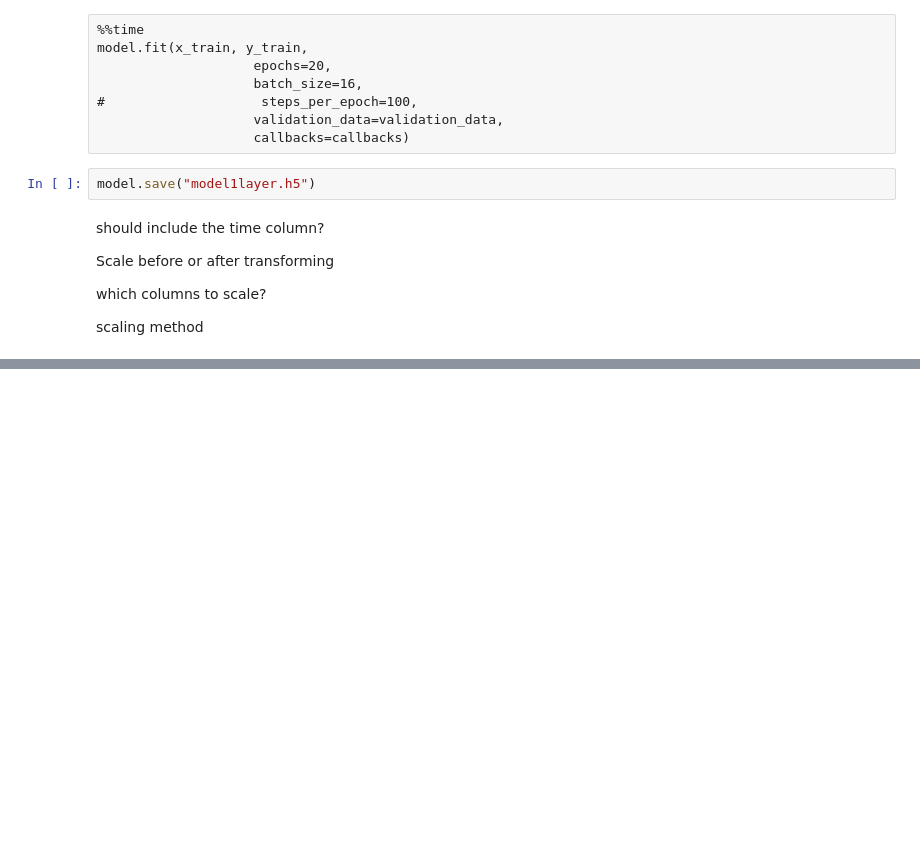
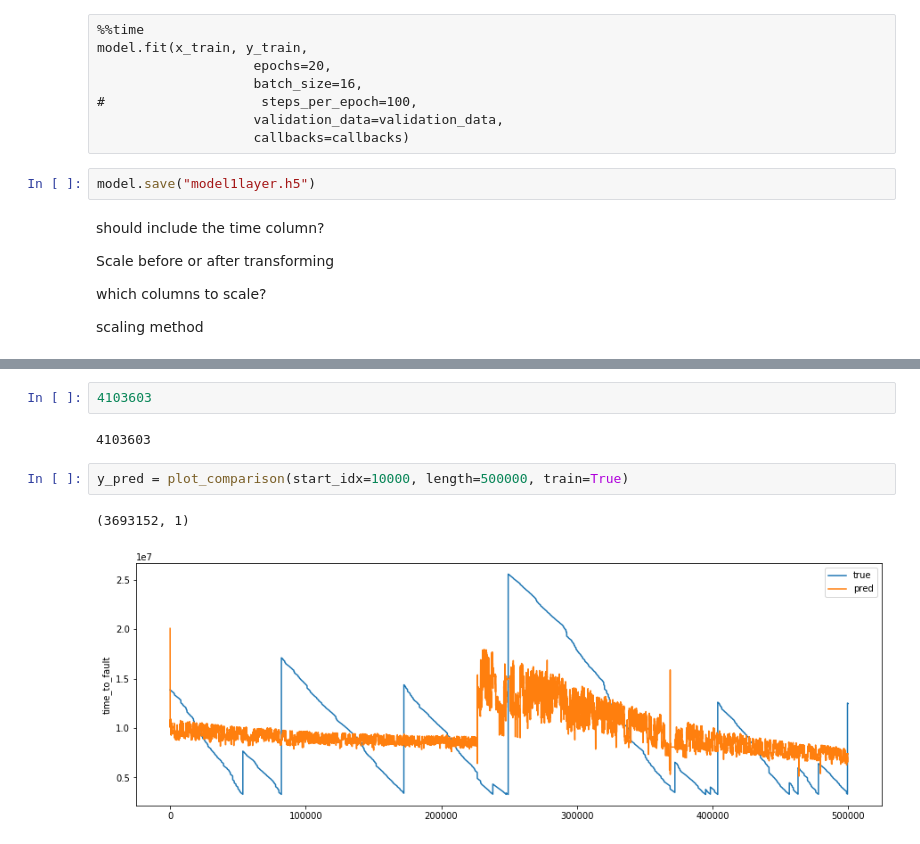
Before and after one commit to ihabbou/time-series-exploration, a Jupyter notebook: PHM.ipynb, the cells around one changed output, grey strips where cells are left out. Drawn from its saved outputs; the diff is of its cells as text; blank space fills up the shorter version.

```diff
--- a/PHM.ipynb
+++ b/PHM.ipynb
@@ -513,0 +581,9 @@ scaling method
+# %%
+4103603
+# %% [output]
+4103603
+# %%
+y_pred = plot_comparison(start_idx=10000, length=500000, train=True)
+# %% [output]
+(3693152, 1)
+[figure, added]
```
Also changed, not shown: parts of 6 cells of this notebook.
